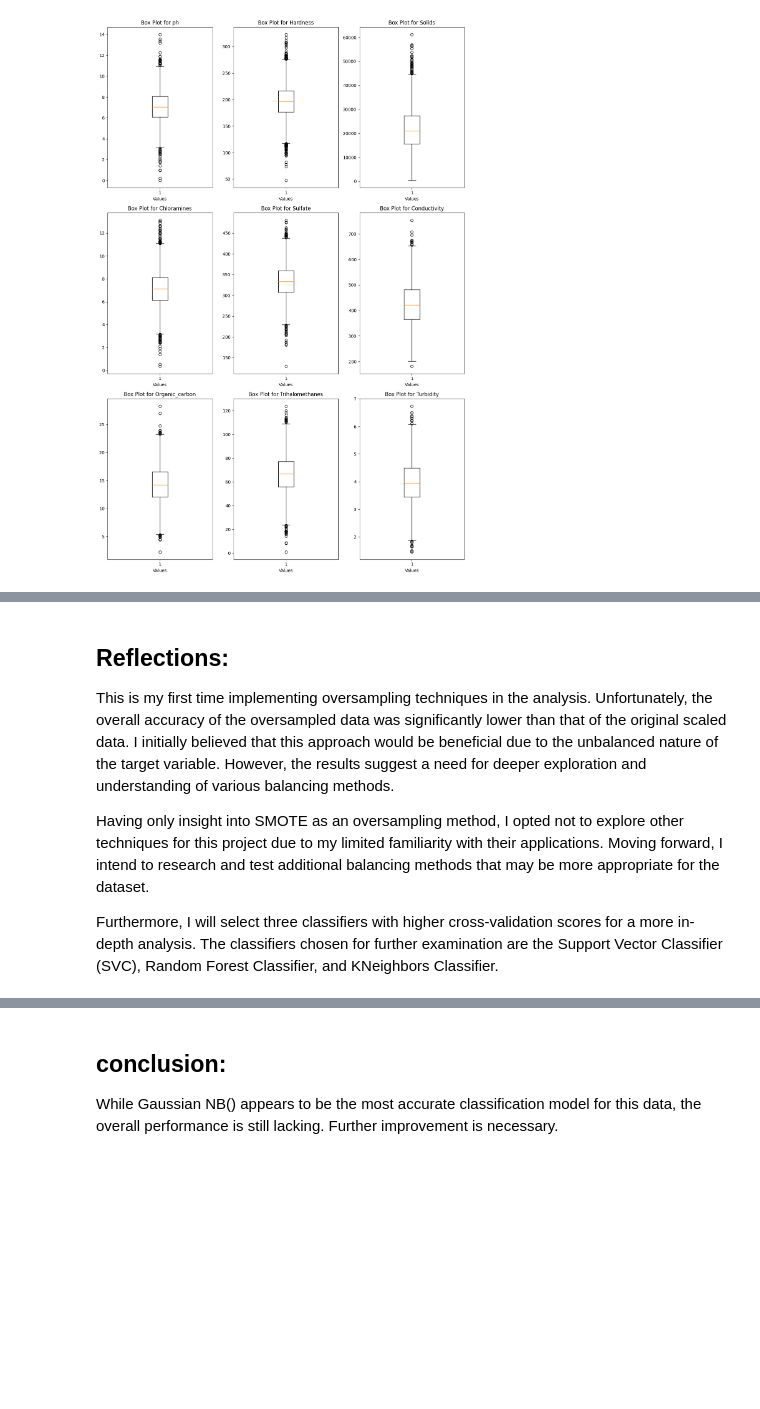
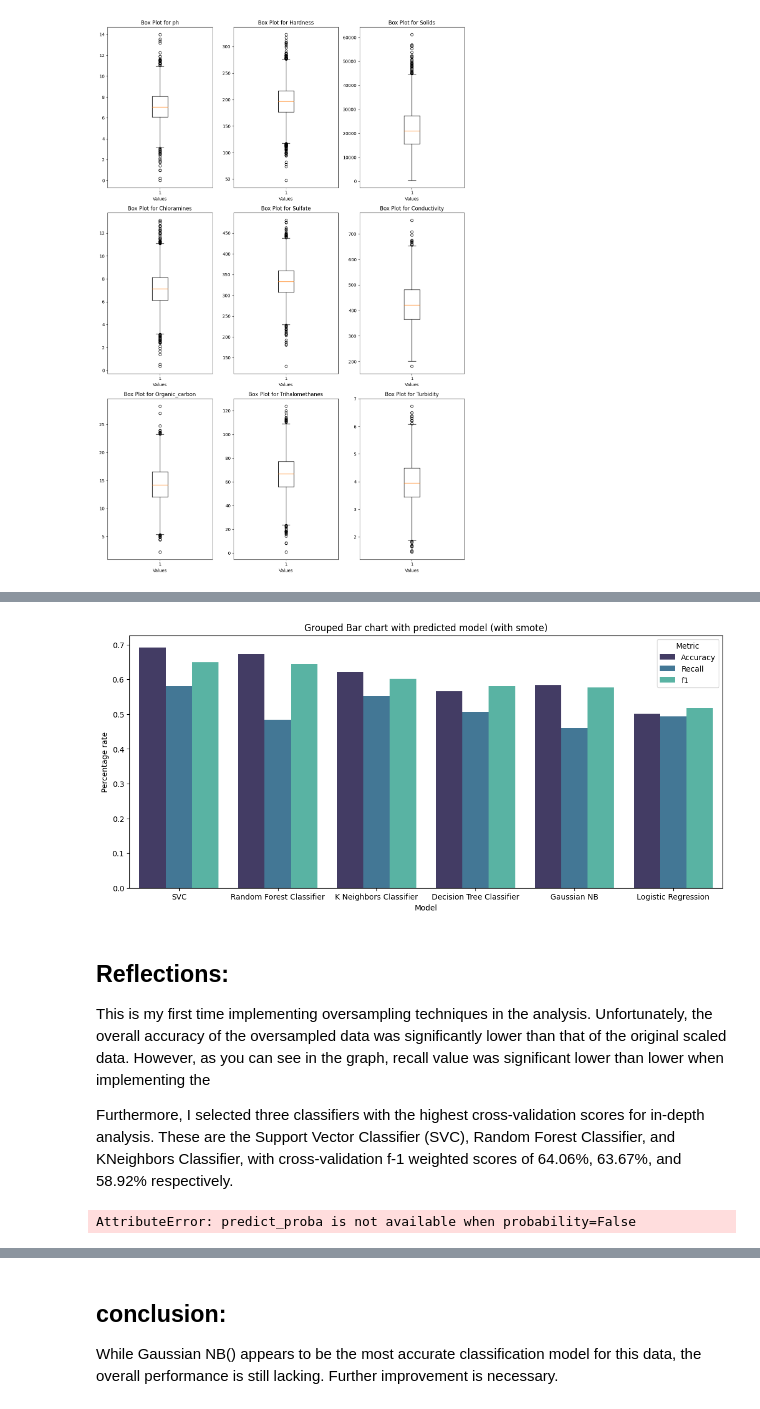
Before and after one commit to leedh7878/DanielLee_Project_Portfolio, a Jupyter notebook: Water_Quality_Potability/src/water_quality.ipynb, the cells around one changed output, grey strips where cells are left out. Drawn from its saved outputs; the diff is of its cells as text; code cells hidden in the pictures; blank space fills up the shorter version.

```diff
--- a/Water_Quality_Potability/src/water_quality.ipynb
+++ b/Water_Quality_Potability/src/water_quality.ipynb
@@ -185,8 +247,12 @@ Cross validation scores for Logistic Regression: 0.6099188238814903
+# %%
+b = bar_chart("with smote")
+b.draw_chart(data_score)
+# %% [output]
+[figure, added]
 # %% [markdown]
 ##  Reflections:
 
-This is my first time implementing oversampling techniques in the analysis. Unfortunately, the overall accuracy of the oversampled data was significantly lower than that of the original scaled data. I initially believed that this approach would be beneficial due to the unbalanced nature of the target variable. However, the results suggest a need for deeper exploration and understanding of various balancing methods.
+This is my first time implementing oversampling techniques in the analysis. Unfortunately, the overall accuracy of the oversampled data was significantly lower than that of the original scaled data. However, as you can see in the graph, recall value was significant lower than lower when implementing the
 
-Having only insight into SMOTE as an oversampling method, I opted not to explore other techniques for this project due to my limited familiarity with their applications. Moving forward, I intend to research and test additional balancing methods that may be more appropriate for the dataset.
 
-Furthermore, I will select three classifiers with higher cross-validation scores for a more in-depth analysis. The classifiers chosen for further examination are the Support Vector Classifier (SVC), Random Forest Classifier, and KNeighbors Classifier.
+Furthermore, I selected three classifiers with the highest cross-validation scores for in-depth analysis. These are the Support Vector Classifier (SVC), Random Forest Classifier, and KNeighbors Classifier, with cross-validation f-1 weighted scores of 64.06%, 63.67%, and 58.92% respectively.
@@ -192,0 +265,13 @@ Furthermore, I will select three classifiers with higher cross-validation scores
+# %%
+
+# f1 score weighted favors toward recall
+ftwo_scorer = make_scorer(fbeta_score, beta=0.5)
+
+# Model
+pipe = build_pipeline(SVC(random_state =33))
+pipe.fit(X_train, y_train)
+print()
+svc_probs = pl_svc.predict_proba(X_test)
+svc_probs = svc_probs[:,1]
+# %% [output]
+AttributeError: predict_proba is not available when probability=False
```
Also changed, not shown: parts of 19 cells of this notebook.
